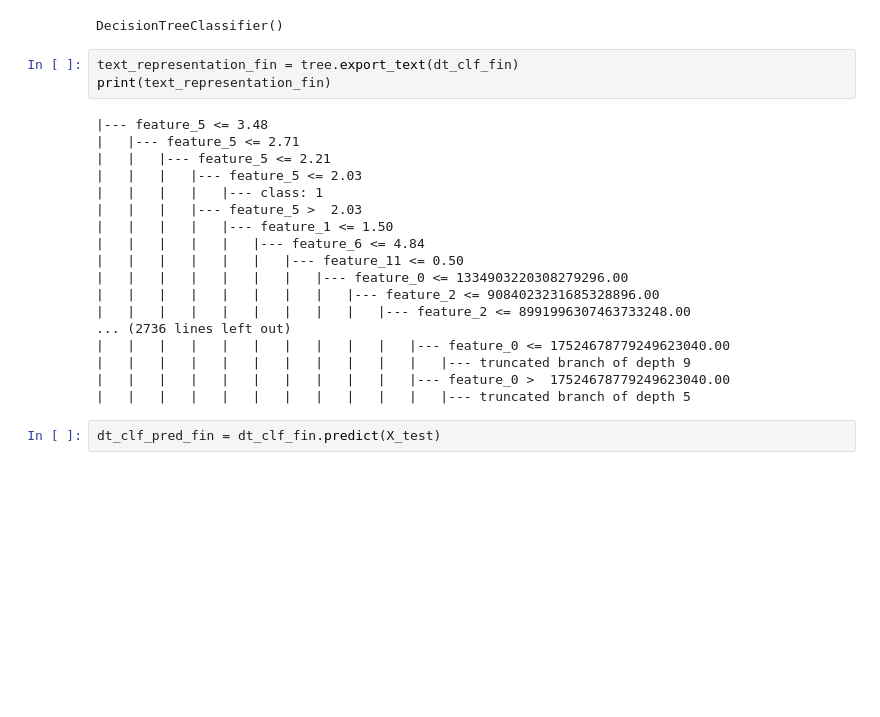
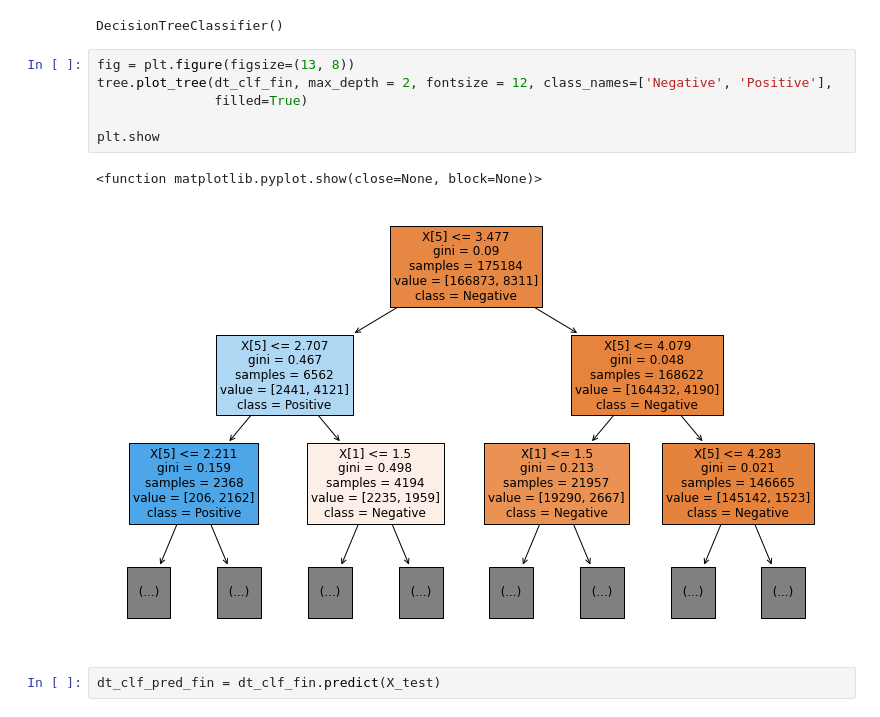
Before and after one commit to LuridBolete/2022.07-Learning-Analytics-Competition, a Jupyter notebook: Learning Analytics Competition.ipynb, the cells around one changed output. Saved outputs shown, nothing was run; the diff lists cells and outputs as text; blank space fills up the shorter version.

```diff
--- a/Learning Analytics Competition.ipynb
+++ b/Learning Analytics Competition.ipynb
@@ -428,27 +428,15 @@ dt_clf_fin = DecisionTreeClassifier()
 dt_clf_fin.fit(X_train, y_train)
 # %% [output]
 DecisionTreeClassifier()
-# %%
-text_representation_fin = tree.export_text(dt_clf_fin)
-print(text_representation_fin)
-# %% [output]
-|--- feature_5 <= 3.48
-|   |--- feature_5 <= 2.71
-|   |   |--- feature_5 <= 2.21
-|   |   |   |--- feature_5 <= 2.03
-|   |   |   |   |--- class: 1
-|   |   |   |--- feature_5 >  2.03
-|   |   |   |   |--- feature_1 <= 1.50
-|   |   |   |   |   |--- feature_6 <= 4.84
-|   |   |   |   |   |   |--- feature_11 <= 0.50
-|   |   |   |   |   |   |   |--- feature_0 <= 1334903220308279296.00
-|   |   |   |   |   |   |   |   |--- feature_2 <= 9084023231685328896.00
-|   |   |   |   |   |   |   |   |   |--- feature_2 <= 8991996307463733248.00
-... (2736 lines left out)
-|   |   |   |   |   |   |   |   |   |   |--- feature_0 <= 17524678779249623040.00
-|   |   |   |   |   |   |   |   |   |   |   |--- truncated branch of depth 9
-|   |   |   |   |   |   |   |   |   |   |--- feature_0 >  17524678779249623040.00
-|   |   |   |   |   |   |   |   |   |   |   |--- truncated branch of depth 5
+# %%
+fig = plt.figure(figsize=(13, 8))
+tree.plot_tree(dt_clf_fin, max_depth = 2, fontsize = 12, class_names=['Negative', 'Positive'],
+               filled=True)
+
+plt.show
+# %% [output]
+<function matplotlib.pyplot.show(close=None, block=None)>
+[figure, added]
 # %%
 dt_clf_pred_fin = dt_clf_fin.predict(X_test)
 # %% [markdown]
```
Also changed, not shown: parts of 9 cells of this notebook.
